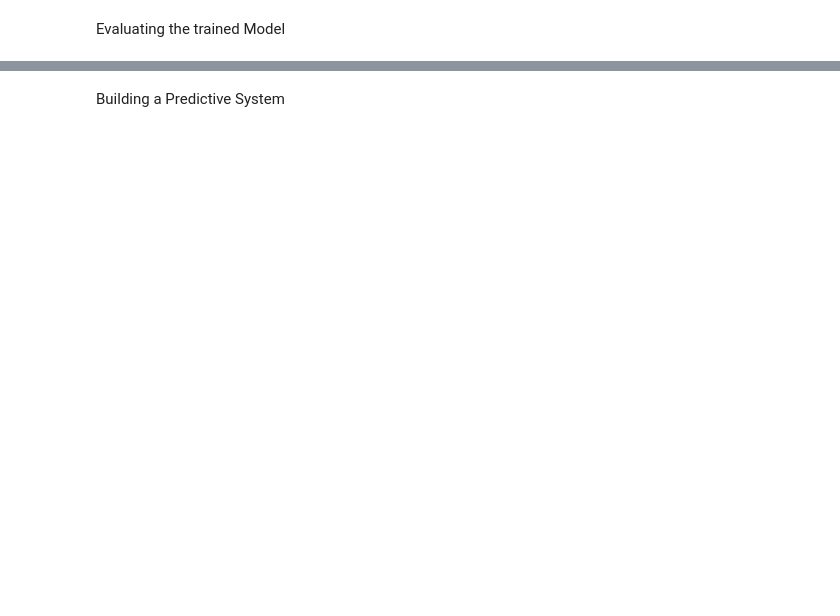
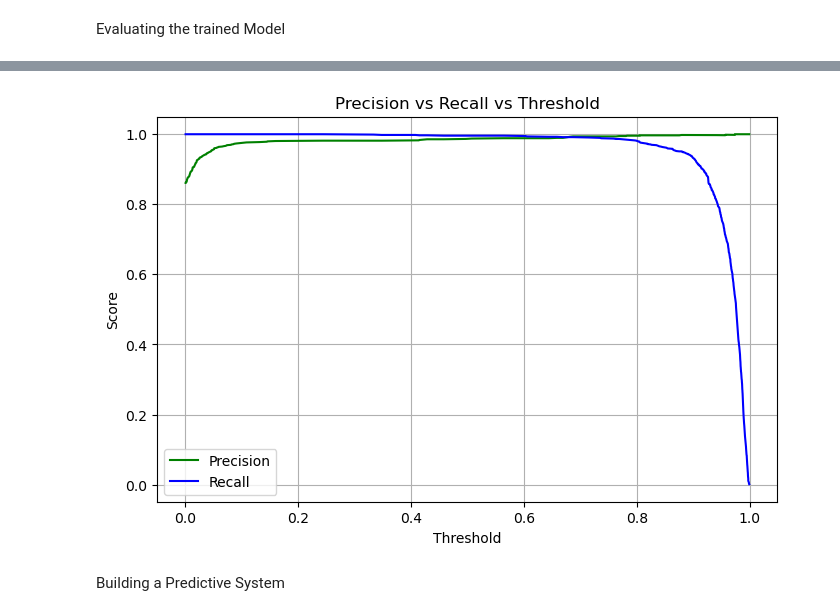
Before and after one commit to ka398/spam_detection, a Jupyter notebook: notebooks/FC212037_Amandi Thathsarani/LR1.ipynb, the cells around one changed output, grey strips where cells are left out. Drawn from its saved outputs; the diff is of its cells as text; code cells hidden in the pictures; blank space fills up the shorter version.

```diff
--- a/notebooks/FC212037_Amandi Thathsarani/LR1.ipynb
+++ b/notebooks/FC212037_Amandi Thathsarani/LR1.ipynb
@@ -208,3 +324,17 @@ weighted avg       0.97      0.97      0.96      1115
+# %%
+precision_vals, recall_vals, thresholds = precision_recall_curve(Y_test, test_Probabilities)
+
+plt.figure(figsize=(8, 5))
+plt.plot(thresholds, precision_vals[:-1], label='Precision', color='green')
+plt.plot(thresholds, recall_vals[:-1], label='Recall', color='blue')
+plt.xlabel('Threshold')
+plt.ylabel('Score')
+plt.title('Precision vs Recall vs Threshold')
+plt.legend()
+plt.grid(True)
+plt.show()
+# %% [output]
+[figure, added]
 # %% [markdown]
 Building a Predictive System
 # %%
```
Also changed, not shown: parts of 12 cells of this notebook.
